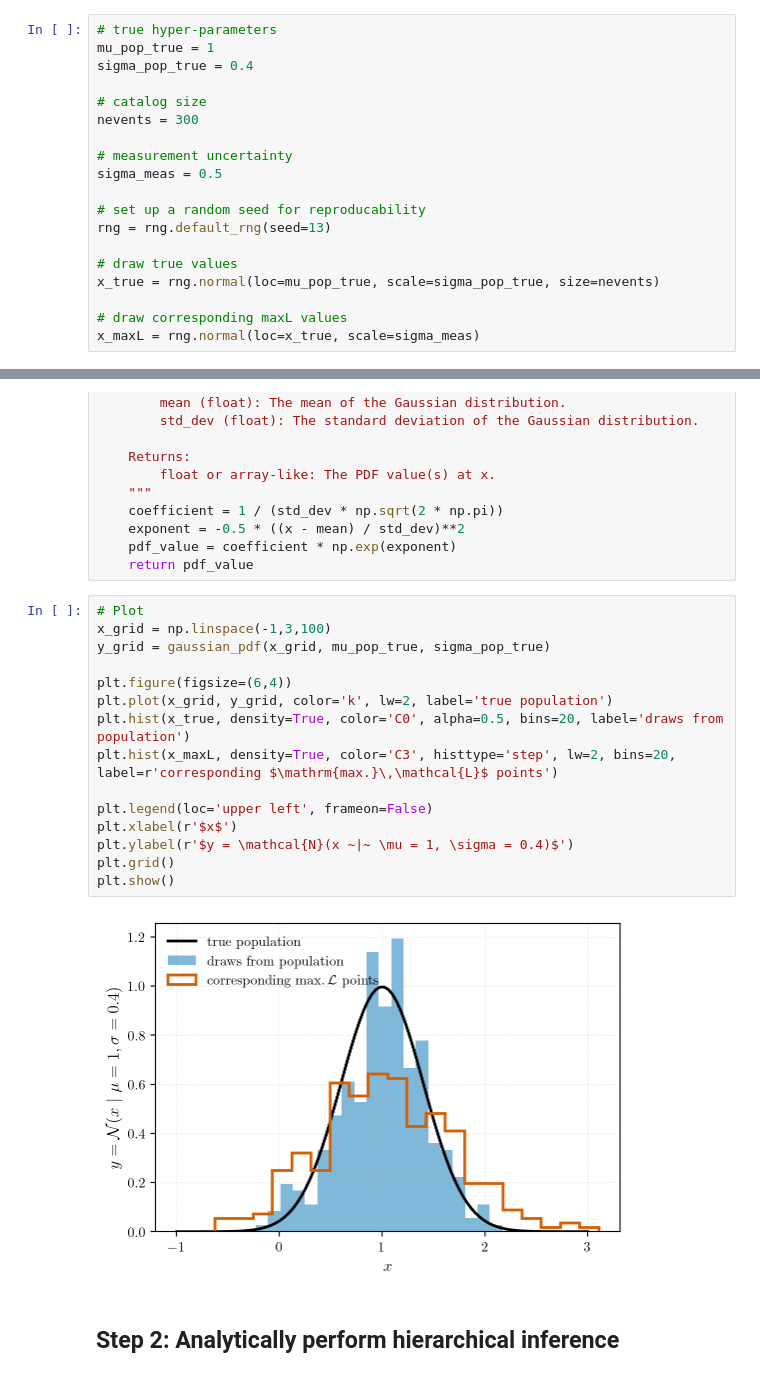
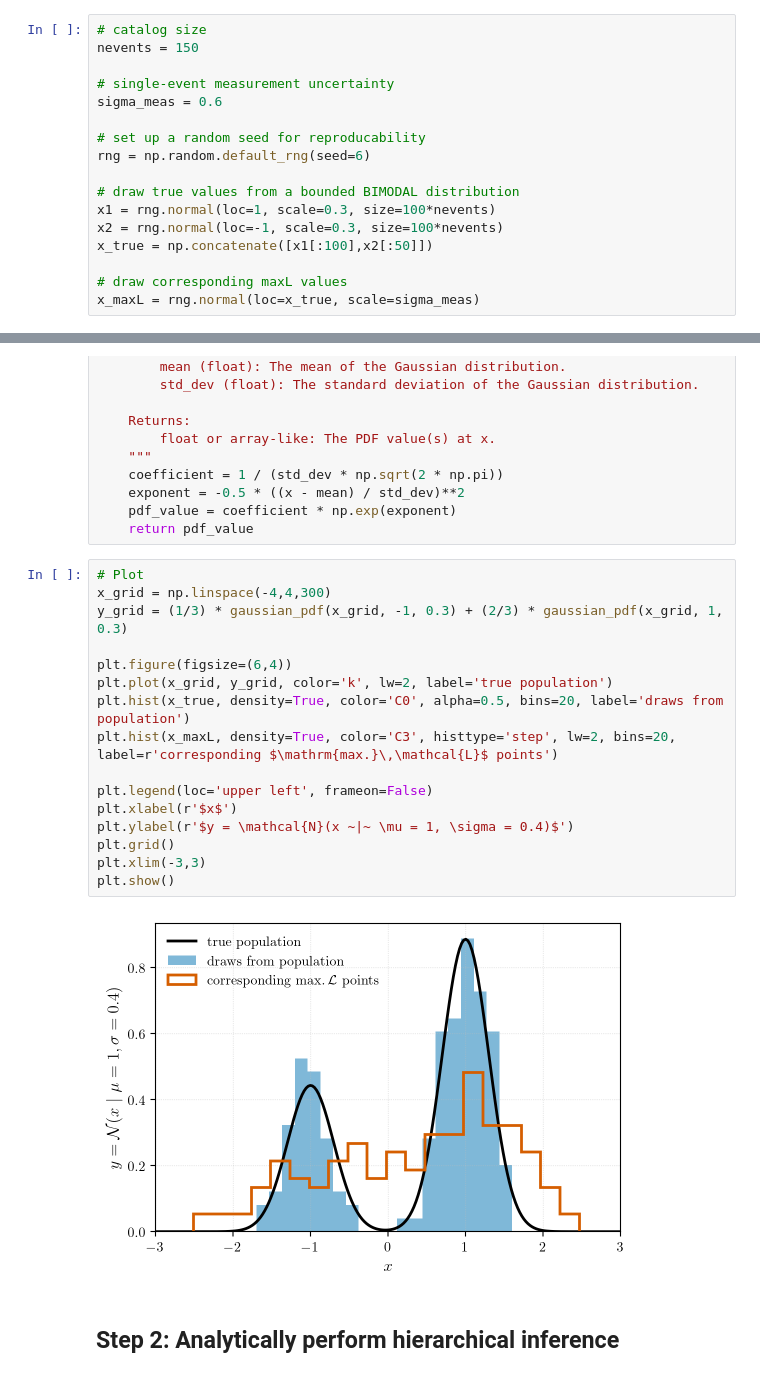
Before and after one commit to simonajmiller/GW-PPCs, a Jupyter notebook: toy_example/demo.ipynb, the cells around one changed output, grey strips where cells are left out. Drawn from its saved outputs; the diff is of its cells as text.

```diff
--- a/toy_example/demo.ipynb
+++ b/toy_example/demo.ipynb
@@ -45,19 +47,17 @@ The above boxed equation is analytically solvable for a given set of $\{x^{\math
 # %%
-# true hyper-parameters
-mu_pop_true = 1
-sigma_pop_true = 0.4
+# catalog size
+nevents = 150
 
-# catalog size
-nevents = 300
-
-# measurement uncertainty
-sigma_meas = 0.5
+# single-event measurement uncertainty
+sigma_meas = 0.6
 
 # set up a random seed for reproducability
-rng = rng.default_rng(seed=13)
+rng = np.random.default_rng(seed=6)
 
-# draw true values
-x_true = rng.normal(loc=mu_pop_true, scale=sigma_pop_true, size=nevents)
+# draw true values from a bounded BIMODAL distribution
+x1 = rng.normal(loc=1, scale=0.3, size=100*nevents)
+x2 = rng.normal(loc=-1, scale=0.3, size=100*nevents)
+x_true = np.concatenate([x1[:100],x2[:50]])
 
 # draw corresponding maxL values
 x_maxL = rng.normal(loc=x_true, scale=sigma_meas)
@@ -82,21 +82,22 @@ def gaussian_pdf(x, mean, std_dev):
     return pdf_value
 # %%
 # Plot
-x_grid = np.linspace(-1,3,100)
-y_grid = gaussian_pdf(x_grid, mu_pop_true, sigma_pop_true)
+x_grid = np.linspace(-4,4,300)
+y_grid = (1/3) * gaussian_pdf(x_grid, -1, 0.3) + (2/3) * gaussian_pdf(x_grid, 1, 0.3)
 
 plt.figure(figsize=(6,4))
 plt.plot(x_grid, y_grid, color='k', lw=2, label='true population')
 plt.hist(x_true, density=True, color='C0', alpha=0.5, bins=20, label='draws from population')
 plt.hist(x_maxL, density=True, color='C3', histtype='step', lw=2, bins=20, label=r'corresponding $\mathrm{max.}\,\mathcal{L}$ points')
 
 plt.legend(loc='upper left', frameon=False)
 plt.xlabel(r'$x$')
 plt.ylabel(r'$y = \mathcal{N}(x ~|~ \mu = 1, \sigma = 0.4)$')
 plt.grid()
+plt.xlim(-3,3)
 plt.show()
 # %% [output]
-[figure, old version]
+[figure, new version]
 # %% [markdown]
 ## Step 2: Analytically perform hierarchical inference
 # %%
```
Also changed, not shown: parts of 27 cells of this notebook, 1 other file.
